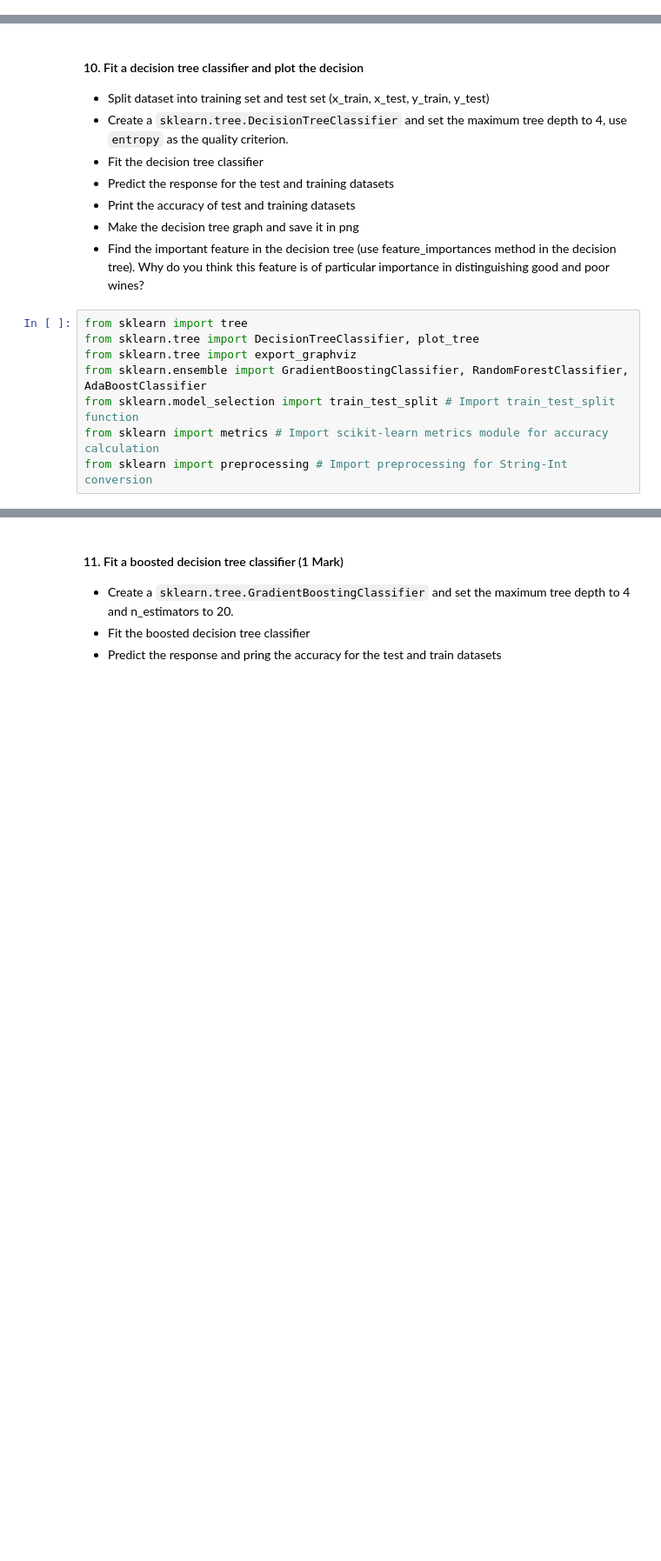
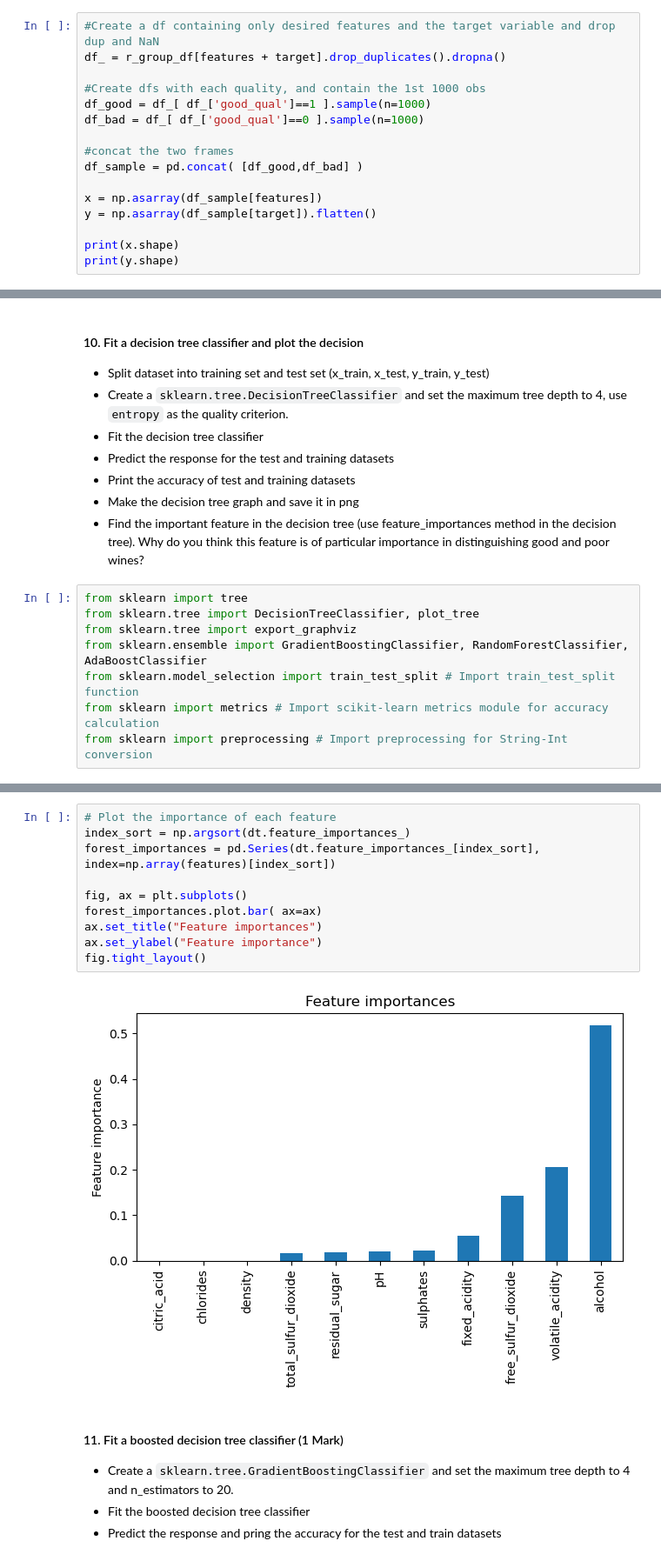
Before and after one commit to wly-wang/DAML23-24, a Jupyter notebook: Wk2/workshop_ml_problems.ipynb, the cells around one changed output, grey strips where cells are left out. Shown at 87% size. Drawn from its saved outputs; the diff is of its cells as text; blank space fills up the shorter version.

```diff
--- a/Wk2/workshop_ml_problems.ipynb
+++ b/Wk2/workshop_ml_problems.ipynb
@@ -356,3 +356,19 @@ wtype = ["Poor","Good"]
 * From sample panda dataframe convert into a numpy array for the inputs (called X) and target (called y);
 * Flatten the converted y array; and
 * Check their shapes to make sure they look alright.
+# %%
+#Create a df containing only desired features and the target variable and drop dup and NaN
+df_ = r_group_df[features + target].drop_duplicates().dropna()
+
+#Create dfs with each quality, and contain the 1st 1000 obs
+df_good = df_[ df_['good_qual']==1 ].sample(n=1000)
+df_bad = df_[ df_['good_qual']==0 ].sample(n=1000)
+
+#concat the two frames
+df_sample = pd.concat( [df_good,df_bad] )
+
+x = np.asarray(df_sample[features])
+y = np.asarray(df_sample[target]).flatten()
+
+print(x.shape)
+print(y.shape)
@@ -381,3 +435,15 @@ from sklearn import preprocessing # Import preprocessing for String-Int conversi
+# %%
+# Plot the importance of each feature
+index_sort = np.argsort(dt.feature_importances_)
+forest_importances = pd.Series(dt.feature_importances_[index_sort], index=np.array(features)[index_sort])
+
+fig, ax = plt.subplots()
+forest_importances.plot.bar( ax=ax)
+ax.set_title("Feature importances")
+ax.set_ylabel("Feature importance")
+fig.tight_layout()
+# %% [output]
+[figure, added]
 # %% [markdown]
 #### 11. Fit a boosted decision tree classifier (1 Mark)
 
```
Also changed, not shown: parts of 9 cells of this notebook, 1 other file.
